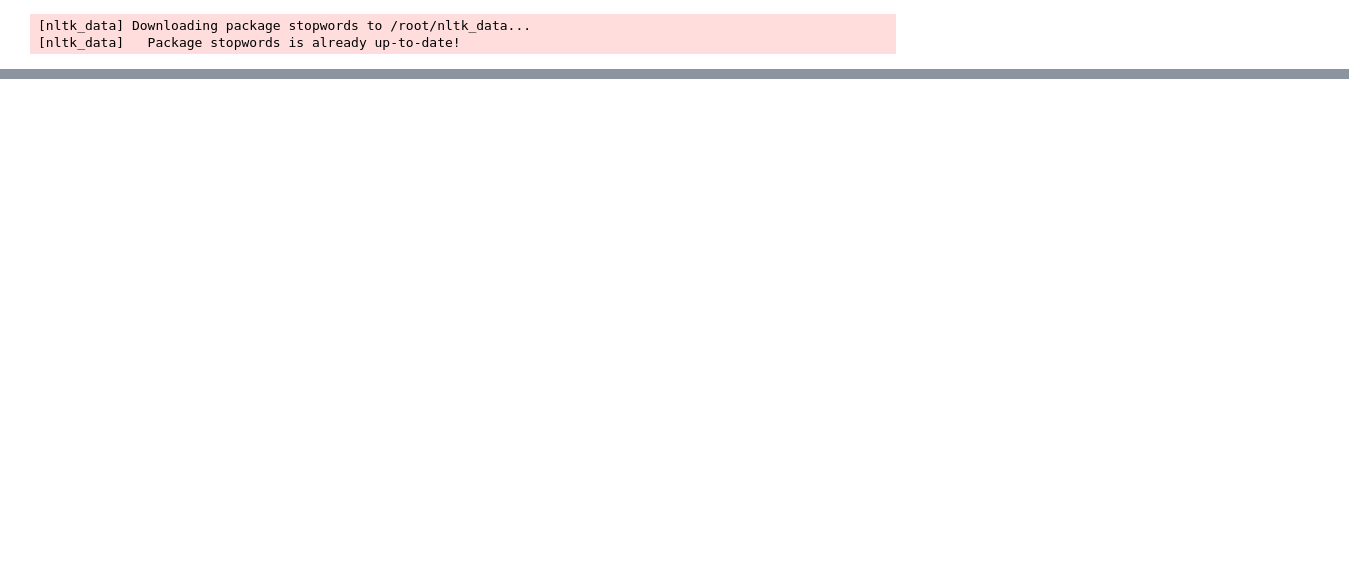
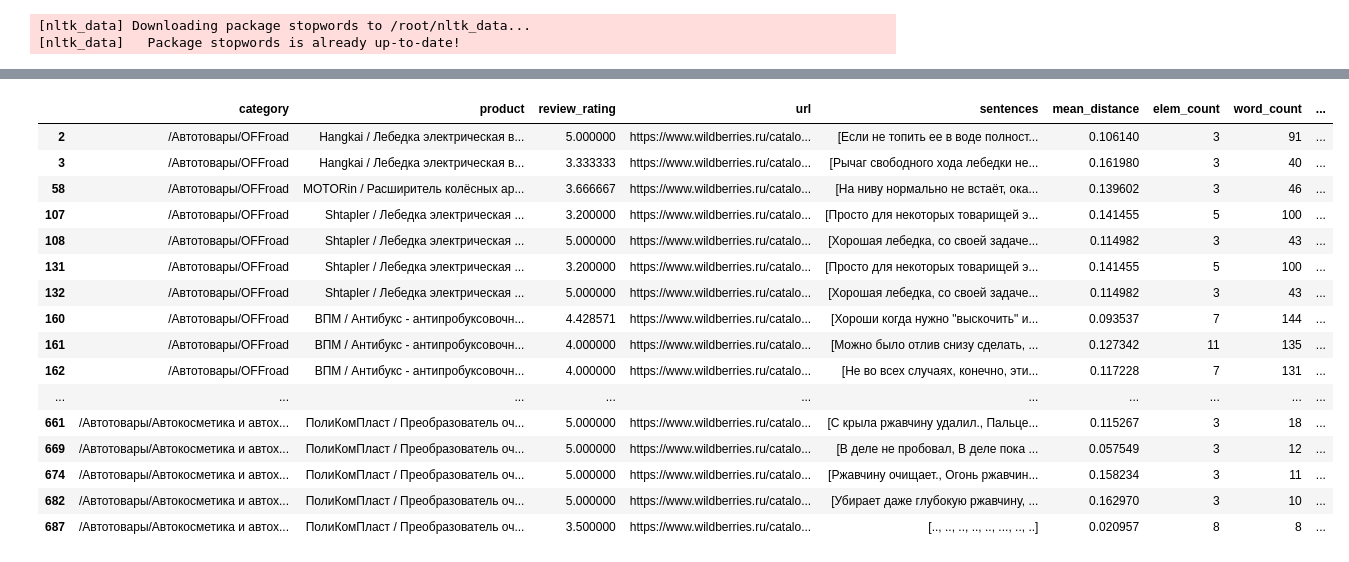
Before and after one commit to Frame24/WB_Parse, a Jupyter notebook: keywods_pavlov3.ipynb, the cells around one changed output, grey strips where cells are left out. Drawn from its saved outputs; the diff is of its cells as text; code cells hidden in the pictures; blank space fills up the shorter version.

```diff
--- a/keywods_pavlov3.ipynb
+++ b/keywods_pavlov3.ipynb
@@ -883,0 +1045,3 @@ display(final_result[['category', 'product', 'avg_rating', 'rating_category', 'c
+# %%
+final_df_filtered = final_df[final_df["elem_count"] > 2]
+final_df_filtered.info()
@@ -883,0 +1065,3 @@ display(final_result[['category', 'product', 'avg_rating', 'rating_category', 'c
+# %%
+# Применяем функцию к итоговому DataFrame
+final_df_filtered = apply_key_thought_extraction(final_df_filtered)
@@ -883,0 +1073,20 @@ display(final_result[['category', 'product', 'avg_rating', 'rating_category', 'c
+# %%
+final_df_filtered
+# %% [output]
+|  | category | product | review_rating | url | sentences | mean_distance | elem_count | word_count | ... |
+| 2 | /Автотовары/OFFroad | Hangkai / Лебедка электрическая в... | 5.000000 | https://www.wildberries.ru/catalo... | [Если не топить ее в воде полност... | 0.106140 | 3 | 91 | ... |
+| 3 | /Автотовары/OFFroad | Hangkai / Лебедка электрическая в... | 3.333333 | https://www.wildberries.ru/catalo... | [Рычаг свободного хода лебедки не... | 0.161980 | 3 | 40 | ... |
+| 58 | /Автотовары/OFFroad | MOTORin / Расширитель колёсных ар... | 3.666667 | https://www.wildberries.ru/catalo... | [На ниву нормально не встаёт, ока... | 0.139602 | 3 | 46 | ... |
+| 107 | /Автотовары/OFFroad | Shtapler / Лебедка электрическая ... | 3.200000 | https://www.wildberries.ru/catalo... | [Просто для некоторых товарищей э... | 0.141455 | 5 | 100 | ... |
+| 108 | /Автотовары/OFFroad | Shtapler / Лебедка электрическая ... | 5.000000 | https://www.wildberries.ru/catalo... | [Хорошая лебедка, со своей задаче... | 0.114982 | 3 | 43 | ... |
+| 131 | /Автотовары/OFFroad | Shtapler / Лебедка электрическая ... | 3.200000 | https://www.wildberries.ru/catalo... | [Просто для некоторых товарищей э... | 0.141455 | 5 | 100 | ... |
+| 132 | /Автотовары/OFFroad | Shtapler / Лебедка электрическая ... | 5.000000 | https://www.wildberries.ru/catalo... | [Хорошая лебедка, со своей задаче... | 0.114982 | 3 | 43 | ... |
+| 160 | /Автотовары/OFFroad | ВПМ / Антибукс - антипробуксовочн... | 4.428571 | https://www.wildberries.ru/catalo... | [Хороши когда нужно "выскочить" и... | 0.093537 | 7 | 144 | ... |
+| 161 | /Автотовары/OFFroad | ВПМ / Антибукс - антипробуксовочн... | 4.000000 | https://www.wildberries.ru/catalo... | [Можно было отлив снизу сделать, ... | 0.127342 | 11 | 135 | ... |
+| 162 | /Автотовары/OFFroad | ВПМ / Антибукс - антипробуксовочн... | 4.000000 | https://www.wildberries.ru/catalo... | [Не во всех случаях, конечно, эти... | 0.117228 | 7 | 131 | ... |
+| ... | ... | ... | ... | ... | ... | ... | ... | ... | ... |
+| 661 | /Автотовары/Автокосметика и автох... | ПолиКомПласт / Преобразователь оч... | 5.000000 | https://www.wildberries.ru/catalo... | [С крыла ржавчину удалил., Пальце... | 0.115267 | 3 | 18 | ... |
+| 669 | /Автотовары/Автокосметика и автох... | ПолиКомПласт / Преобразователь оч... | 5.000000 | https://www.wildberries.ru/catalo... | [В деле не пробовал, В деле пока ... | 0.057549 | 3 | 12 | ... |
+| 674 | /Автотовары/Автокосметика и автох... | ПолиКомПласт / Преобразователь оч... | 5.000000 | https://www.wildberries.ru/catalo... | [Ржавчину очищает., Огонь ржавчин... | 0.158234 | 3 | 11 | ... |
+| 682 | /Автотовары/Автокосметика и автох... | ПолиКомПласт / Преобразователь оч... | 5.000000 | https://www.wildberries.ru/catalo... | [Убирает даже глубокую ржавчину, ... | 0.162970 | 3 | 10 | ... |
+| 687 | /Автотовары/Автокосметика и автох... | ПолиКомПласт / Преобразователь оч... | 3.500000 | https://www.wildberries.ru/catalo... | [.., .., .., .., .., ..., .., ..] | 0.020957 | 8 | 8 | ... |
```
Also changed, not shown: parts of 20 cells of this notebook, 1 other file.
